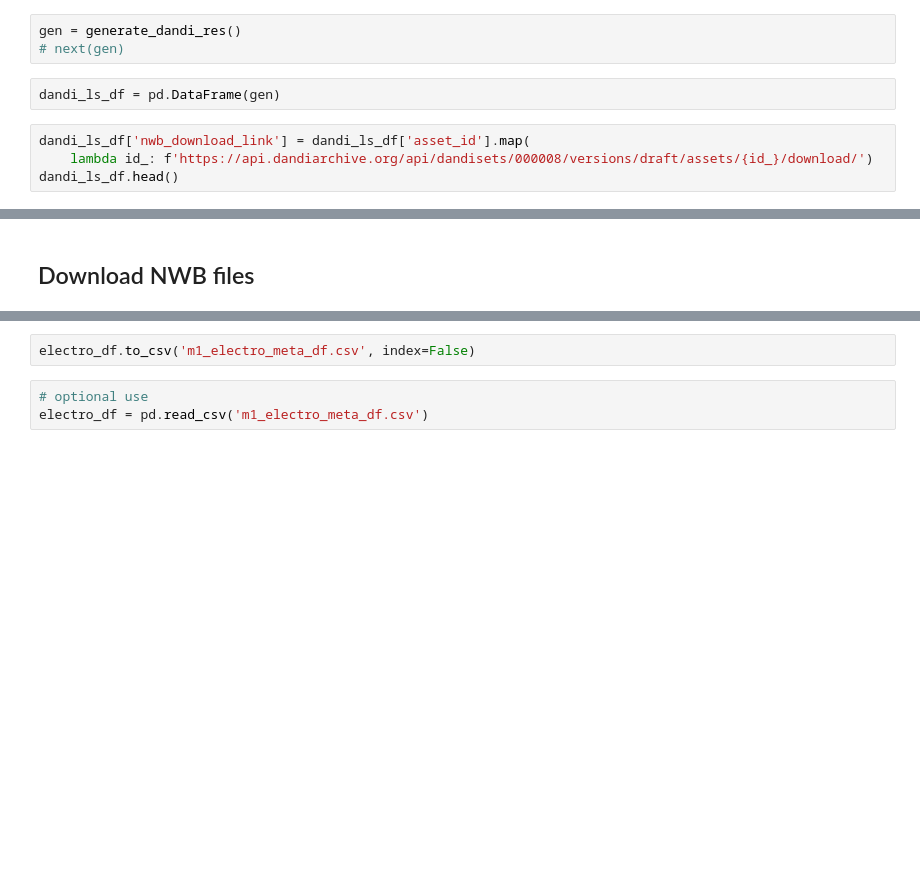
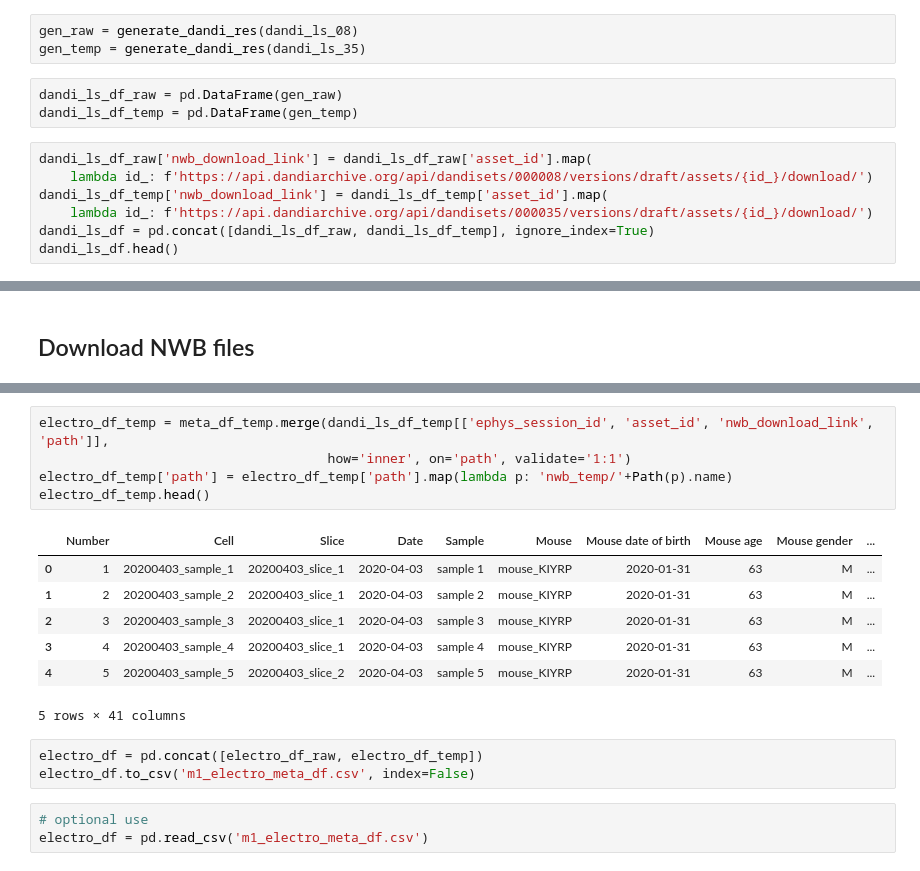
Before and after one commit to githubfzq/Patch-Seq-Data-Analysis, a Jupyter notebook: Nature/electro.ipynb, the cells around one changed output, grey strips where cells are left out. Saved outputs shown, nothing was run; the diff lists cells and outputs as text; blank space fills up the shorter version.

```diff
--- a/Nature/electro.ipynb
+++ b/Nature/electro.ipynb
@@ -80,11 +80,15 @@ def generate_dandi_res():
             continue
     yield res
 # %%
-gen = generate_dandi_res()
-# next(gen)
+gen_raw = generate_dandi_res(dandi_ls_08)
+gen_temp = generate_dandi_res(dandi_ls_35)
 # %%
-dandi_ls_df = pd.DataFrame(gen)
+dandi_ls_df_raw = pd.DataFrame(gen_raw)
+dandi_ls_df_temp = pd.DataFrame(gen_temp)
 # %%
-dandi_ls_df['nwb_download_link'] = dandi_ls_df['asset_id'].map(
+dandi_ls_df_raw['nwb_download_link'] = dandi_ls_df_raw['asset_id'].map(
     lambda id_: f'https://api.dandiarchive.org/api/dandisets/000008/versions/draft/assets/{id_}/download/')
+dandi_ls_df_temp['nwb_download_link'] = dandi_ls_df_temp['asset_id'].map(
+    lambda id_: f'https://api.dandiarchive.org/api/dandisets/000035/versions/draft/assets/{id_}/download/')
+dandi_ls_df = pd.concat([dandi_ls_df_raw, dandi_ls_df_temp], ignore_index=True)
 dandi_ls_df.head()
@@ -123,7 +142,21 @@ electro_df.head()
 | 3 | 4 | 20171204_sample_6 | 20171204_slice_6 | 2017-12-04 | sample 6 | mouse_GTOKH | 2017-10-29 | 36 | M | ... |
 | 4 | 5 | 20171207_sample_1 | 20171207_slice_1 | 2017-12-07 | sample 1 | mouse_UGZSW | 2017-09-18 | 80 | F | ... |
 5 rows × 37 columns
+# %%
+electro_df_temp = meta_df_temp.merge(dandi_ls_df_temp[['ephys_session_id', 'asset_id', 'nwb_download_link', 'path']],
+                                     how='inner', on='path', validate='1:1')
+electro_df_temp['path'] = electro_df_temp['path'].map(lambda p: 'nwb_temp/'+Path(p).name)
+electro_df_temp.head()
+# %% [output]
+|  | Number | Cell | Slice | Date | Sample | Mouse | Mouse date of birth | Mouse age | Mouse gender | ... |
+| 0 | 1 | 20200403_sample_1 | 20200403_slice_1 | 2020-04-03 | sample 1 | mouse_KIYRP | 2020-01-31 | 63 | M | ... |
+| 1 | 2 | 20200403_sample_2 | 20200403_slice_1 | 2020-04-03 | sample 2 | mouse_KIYRP | 2020-01-31 | 63 | M | ... |
+| 2 | 3 | 20200403_sample_3 | 20200403_slice_1 | 2020-04-03 | sample 3 | mouse_KIYRP | 2020-01-31 | 63 | M | ... |
+| 3 | 4 | 20200403_sample_4 | 20200403_slice_1 | 2020-04-03 | sample 4 | mouse_KIYRP | 2020-01-31 | 63 | M | ... |
+| 4 | 5 | 20200403_sample_5 | 20200403_slice_2 | 2020-04-03 | sample 5 | mouse_KIYRP | 2020-01-31 | 63 | M | ... |
+5 rows × 41 columns
 # %%
+electro_df = pd.concat([electro_df_raw, electro_df_temp])
 electro_df.to_csv('m1_electro_meta_df.csv', index=False)
 # %%
 # optional use
```
Also changed, not shown: parts of 31 cells of this notebook, 4 other files.
